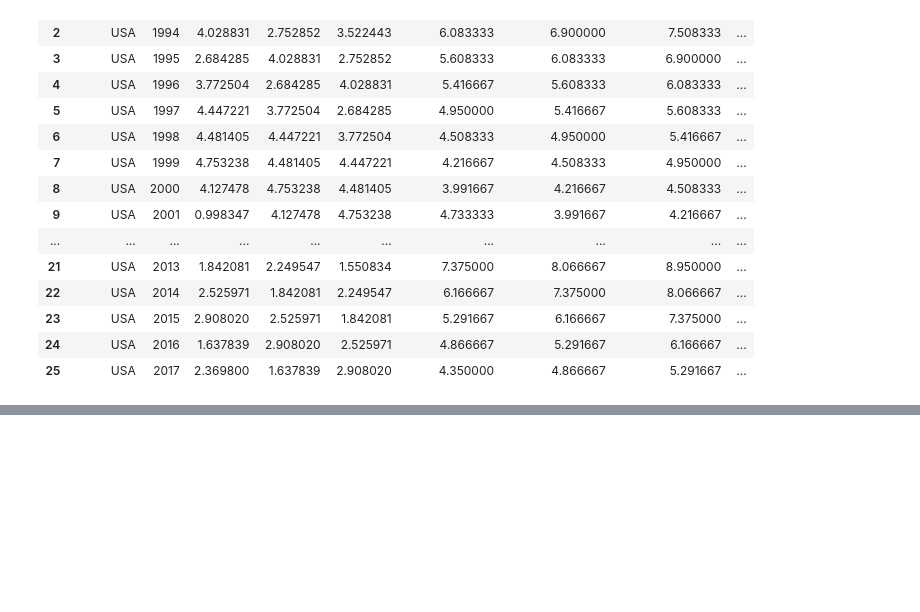
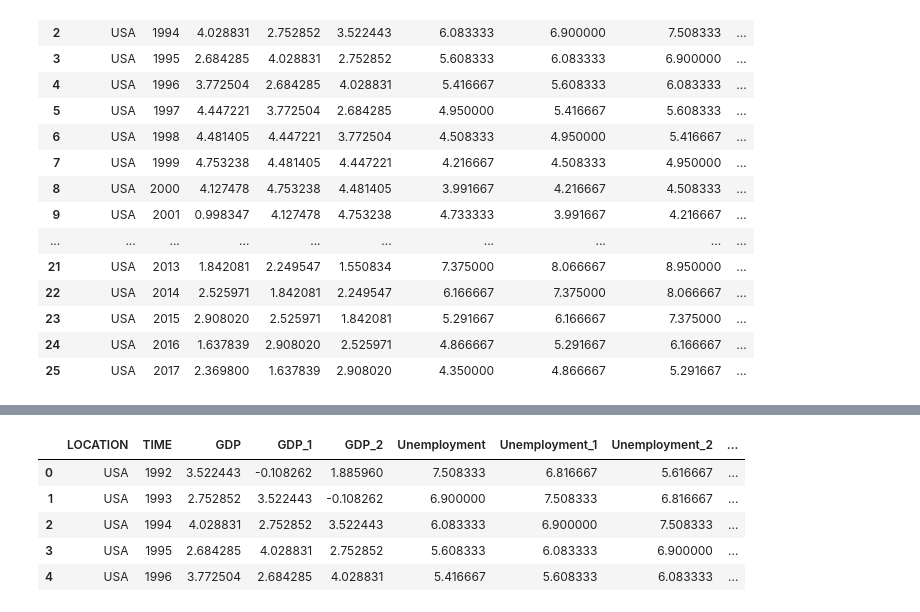
Before and after one commit to jsialcalde/Final_Project, a Jupyter notebook: oecd_multi_year_merge.ipynb, the cells around one changed output, grey strips where cells are left out. Cells and saved outputs as stored; diff of their text form; code cells hidden in the pictures; blank space fills up the shorter version.

```diff
--- a/oecd_multi_year_merge.ipynb
+++ b/oecd_multi_year_merge.ipynb
@@ -73,0 +123,10 @@ oecd_full_df
+# %%
+oecd_full_df = pd.merge(oecd_full_df, median_full_df, on="TIME")
+oecd_full_df.head()
+# %% [output]
+|  | LOCATION | TIME | GDP | GDP_1 | GDP_2 | Unemployment | Unemployment_1 | Unemployment_2 | ... |
+| 0 | USA | 1992 | 3.522443 | -0.108262 | 1.885960 | 7.508333 | 6.816667 | 5.616667 | ... |
+| 1 | USA | 1993 | 2.752852 | 3.522443 | -0.108262 | 6.900000 | 7.508333 | 6.816667 | ... |
+| 2 | USA | 1994 | 4.028831 | 2.752852 | 3.522443 | 6.083333 | 6.900000 | 7.508333 | ... |
+| 3 | USA | 1995 | 2.684285 | 4.028831 | 2.752852 | 5.608333 | 6.083333 | 6.900000 | ... |
+| 4 | USA | 1996 | 3.772504 | 2.684285 | 4.028831 | 5.416667 | 5.608333 | 6.083333 | ... |
```
Also changed, not shown: parts of 4 cells of this notebook, 3 other files.
